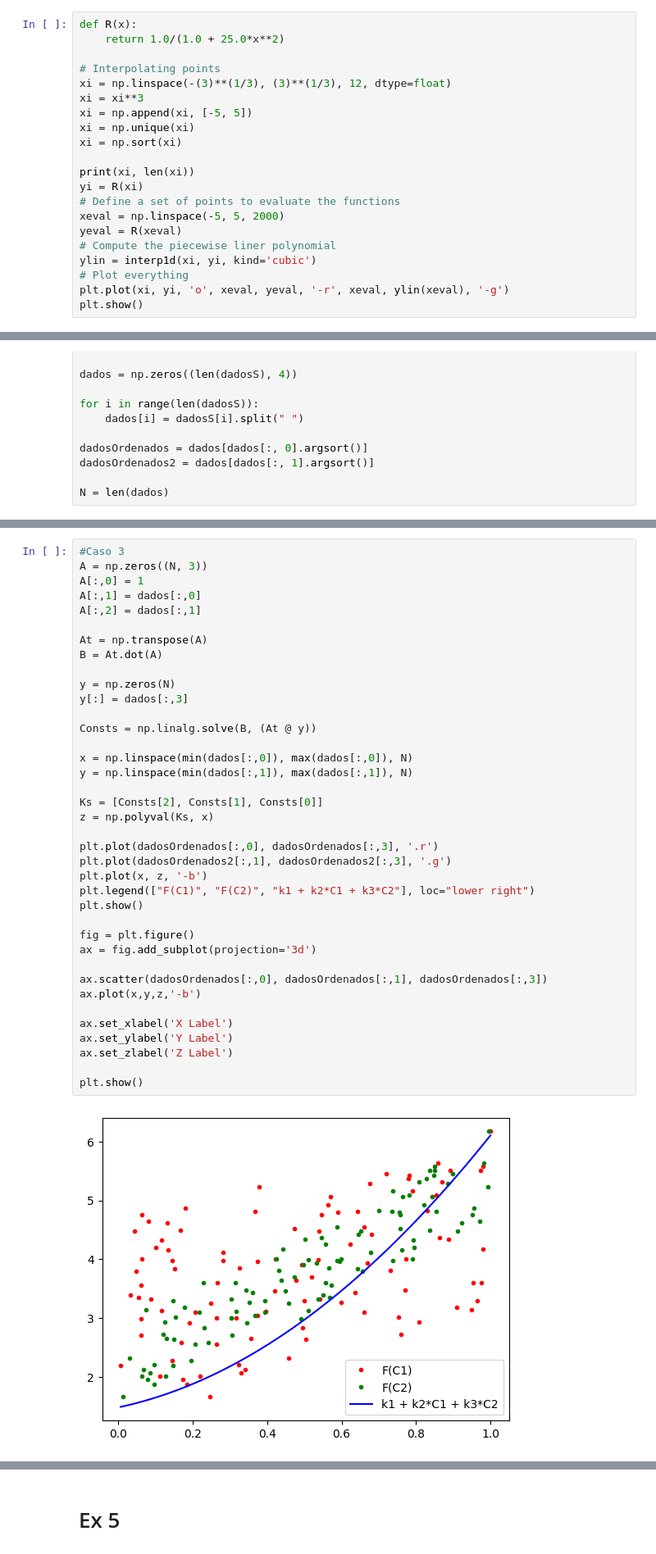
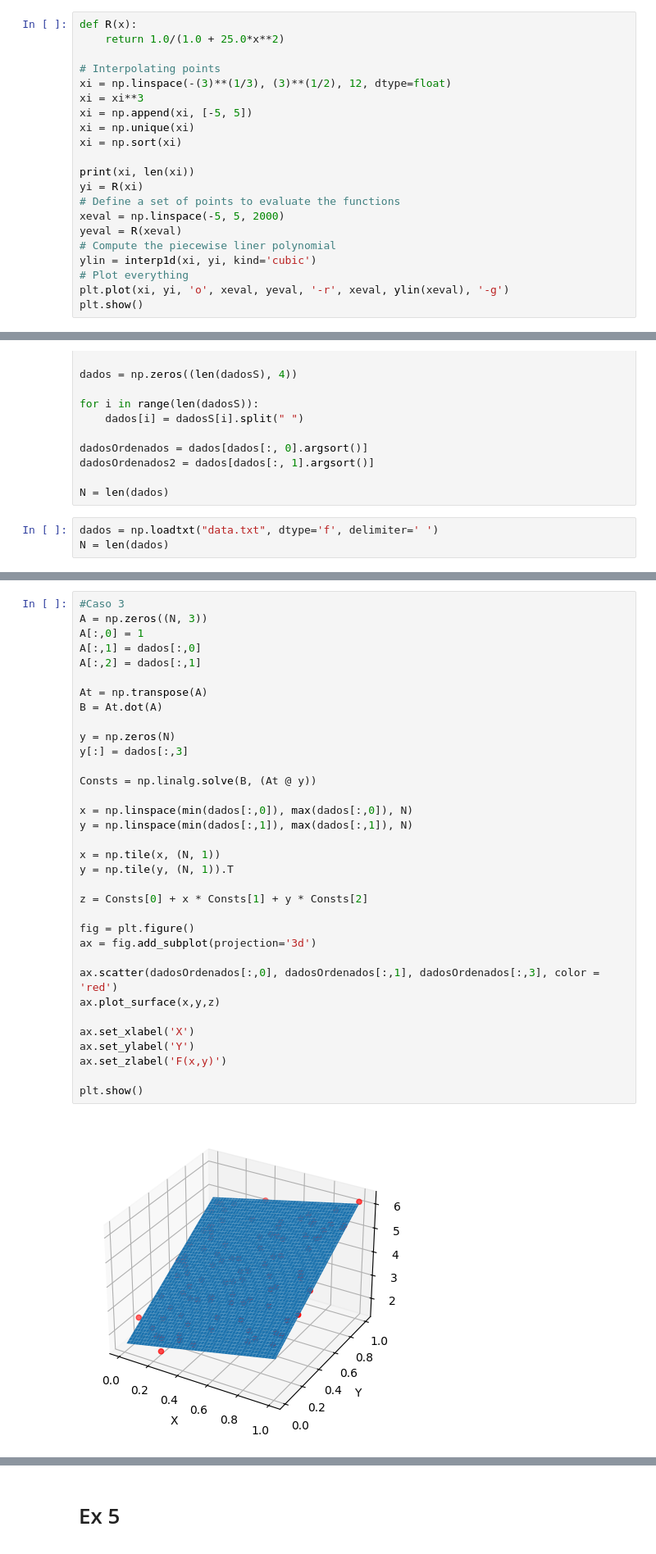
Before and after one commit to LuisFSForti/Atividades_USP, a Jupyter notebook: Calculo_Numerico/Atividade_5/Atividade5.ipynb, the cells around one changed output, grey strips where cells are left out. Shown at 82% size. Saved outputs shown, nothing was run; the diff lists cells and outputs as text.

```diff
--- a/Calculo_Numerico/Atividade_5/Atividade5.ipynb
+++ b/Calculo_Numerico/Atividade_5/Atividade5.ipynb
@@ -84,7 +83,7 @@ def R(x):
     return 1.0/(1.0 + 25.0*x**2)
 
 # Interpolating points
-xi = np.linspace(-(3)**(1/3), (3)**(1/3), 12, dtype=float)
+xi = np.linspace(-(3)**(1/3), (3)**(1/2), 12, dtype=float)
 xi = xi**3
 xi = np.append(xi, [-5, 5])
 xi = np.unique(xi)
@@ -126,6 +154,9 @@ dadosOrdenados = dados[dados[:, 0].argsort()]
 dadosOrdenados2 = dados[dados[:, 1].argsort()]
 
 N = len(dados)
+# %%
+dados = np.loadtxt("data.txt", dtype='f', delimiter=' ')
+N = len(dados)
 # %%
 #Caso 1
 A = np.zeros((N, 2))
@@ -180,40 +211,36 @@ plt.show()
 # %%
 #Caso 3
 A = np.zeros((N, 3))
 A[:,0] = 1
 A[:,1] = dados[:,0]
 A[:,2] = dados[:,1]
 
 At = np.transpose(A)
 B = At.dot(A)
 
 y = np.zeros(N)
 y[:] = dados[:,3]
 
 Consts = np.linalg.solve(B, (At @ y))
 
 x = np.linspace(min(dados[:,0]), max(dados[:,0]), N)
 y = np.linspace(min(dados[:,1]), max(dados[:,1]), N)
 
-Ks = [Consts[2], Consts[1], Consts[0]]
-z = np.polyval(Ks, x)
+x = np.tile(x, (N, 1))
+y = np.tile(y, (N, 1)).T
 
-plt.plot(dadosOrdenados[:,0], dadosOrdenados[:,3], '.r')
-plt.plot(dadosOrdenados2[:,1], dadosOrdenados2[:,3], '.g')
-plt.plot(x, z, '-b')
-plt.legend(["F(C1)", "F(C2)", "k1 + k2*C1 + k3*C2"], loc="lower right")
-plt.show()
+z = Consts[0] + x * Consts[1] + y * Consts[2]
 
 fig = plt.figure()
 ax = fig.add_subplot(projection='3d')
 
-ax.scatter(dadosOrdenados[:,0], dadosOrdenados[:,1], dadosOrdenados[:,3])
-ax.plot(x,y,z,'-b')
+ax.scatter(dadosOrdenados[:,0], dadosOrdenados[:,1], dadosOrdenados[:,3], color = 'red')
+ax.plot_surface(x,y,z)
 
-ax.set_xlabel('X Label')
-ax.set_ylabel('Y Label')
-ax.set_zlabel('Z Label')
+ax.set_xlabel('X')
+ax.set_ylabel('Y')
+ax.set_zlabel('F(x,y)')
 
 plt.show()
 # %% [output]
-[figure, old version]
+[figure, new version]
```
Also changed, not shown: parts of 5 cells of this notebook.
